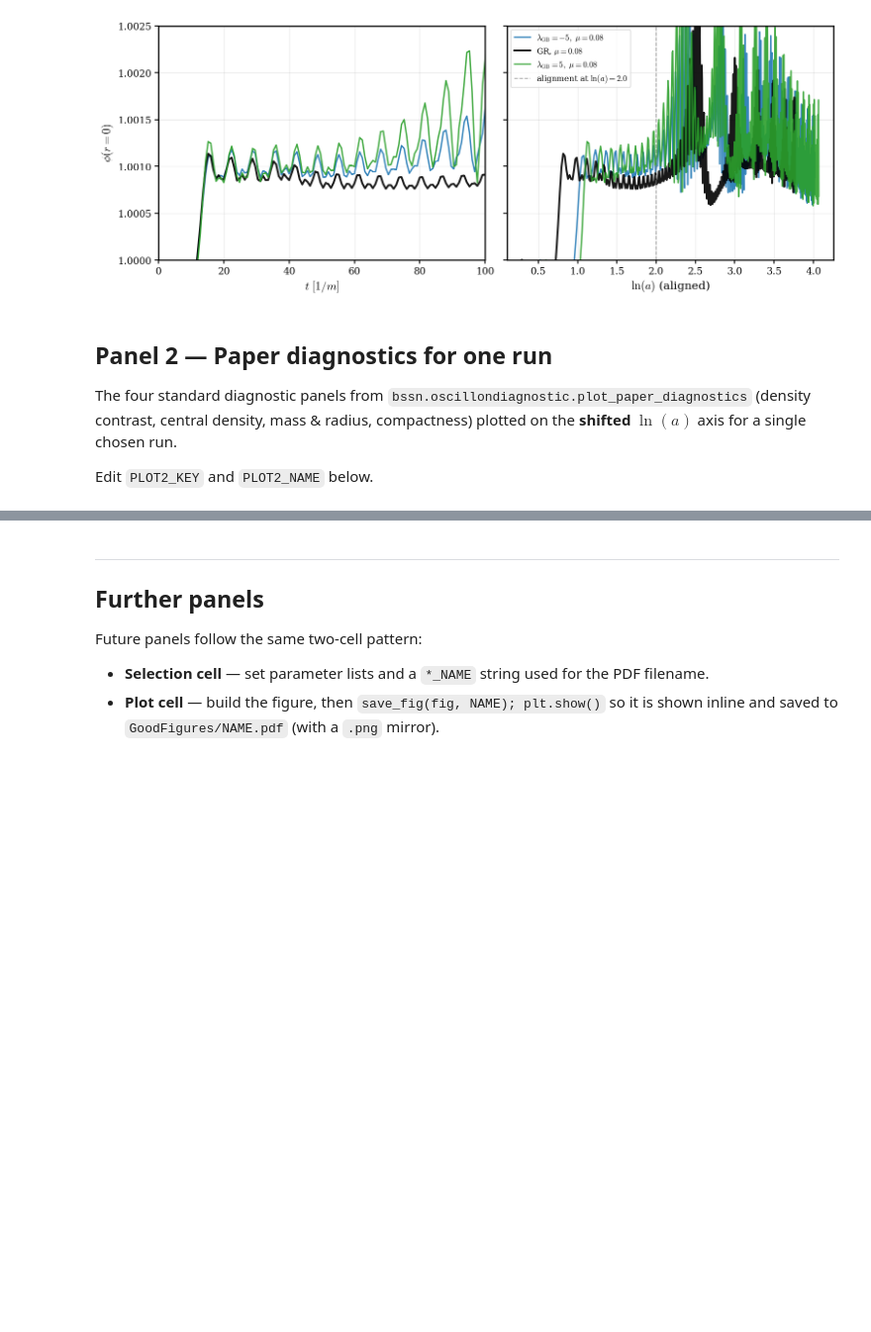
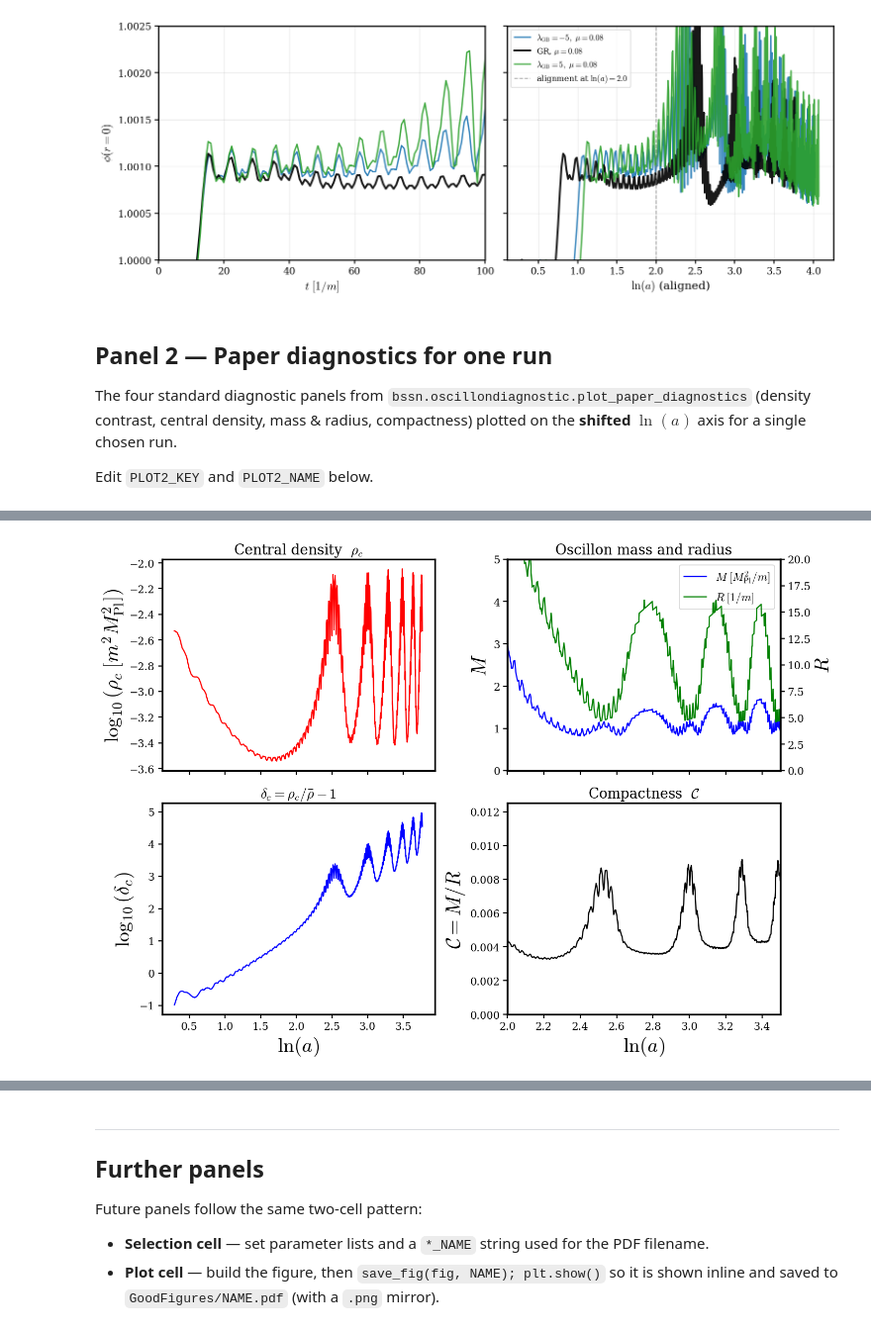
Before and after one commit to GRSerdar/0scillons, a Jupyter notebook: February26Oscillons/Feb26/RunningCode/DATA/FinalPlots.ipynb, the cells around one changed output, grey strips where cells are left out. Shown at 99% size. Saved outputs shown, nothing was run; the diff lists cells and outputs as text; code cells hidden in the pictures; blank space fills up the shorter version.

```diff
--- a/February26Oscillons/Feb26/RunningCode/DATA/FinalPlots.ipynb
+++ b/February26Oscillons/Feb26/RunningCode/DATA/FinalPlots.ipynb
@@ -44,26 +47,29 @@ FIG_DIR  = /vsc-hard-mounts/leuven-user/384/vsc38419/0scillons/February26Oscillo
 # %% [markdown]
 ## 1 — Publication style and figure-saving helper
 # %%
+from numpy._core.numeric import False_
+
+
 plt.rcParams.update({
     "font.family":      "serif",
     "mathtext.fontset": "cm",
     "figure.dpi":       120,
     "savefig.dpi":      300,
     "savefig.bbox":     "tight",
-    "axes.labelsize":   14,
-    "axes.titlesize":   14,
+    "axes.labelsize":   23,
+    "axes.titlesize":   16,
     "xtick.labelsize":  12,
     "ytick.labelsize":  12,
     "legend.fontsize":  11,
-    "lines.linewidth":  2.0,
-    "axes.linewidth":   1.6,
+    "lines.linewidth":  2.5,
+    "axes.linewidth":   2,
     "xtick.major.width": 1.3,
     "ytick.major.width": 1.3,
     "xtick.minor.width": 0.9,
     "ytick.minor.width": 0.9,
     "xtick.major.size":  5.0,
     "ytick.major.size":  5.0,
-    "axes.grid":        True,
+    "axes.grid":        False,
     "grid.alpha":       0.3,
 })
 
@@ -427,8 +468,8 @@ $\ln(a)$ axis for a single chosen run.
 Edit `PLOT2_KEY` and `PLOT2_NAME` below.
 # %%
 ### --- Panel 2 selection (edit me) ---
-# key format: (lgb, mu, beta, amp, width)
-PLOT2_KEY  = (0, 0.08, 0, -0.02, 3.0)
+# key format: (lgb, mu, beta, amp, width, g2)
+PLOT2_KEY  = (0, 0.08, 0, -0.02, 3.0, 0)
 PLOT2_NAME = "paper_diagnostics_GR_amp-0.02"
 
 if PLOT2_KEY not in all_runs:
@@ -458,0 +490,77 @@ plt.show()
+# %%
+run = all_runs[PLOT2_KEY]
+lgb_i, mu_i, beta_i, amp_i, width_i, g2_i = PLOT2_KEY
+
+osc_shifted = {**run["osc"], "ln_a": run["shifted_ln_a"]}
+
+# Custom 2x2 layout (re-arranged from plot_paper_diagnostics):
+#   [0,0] log10(rho_c)   [0,1] M and R   (column 1 starts at ln(a)=2)
+#   [1,0] log10(delta_c) [1,1] C         (column 1 starts at ln(a)=2)
+# Columns share x via sharex='col' so stacked panels have identical x ranges.
+x       = osc_shifted["ln_a"]
+delta_c = osc_shifted["delta_c"]
+rho_c   = osc_shifted["rho_c"]
+M_arr   = osc_shifted["M"]
+R_arr   = osc_shifted["R"]
+C_arr   = osc_shifted["C"]
+
+fig, axes = plt.subplots(2, 2, figsize=(12, 9), sharex="col")
+
+# [0,0] central density rho_c
+ax = axes[0, 0]
+pos_rho = rho_c > 0
+y_rho = np.full_like(rho_c, np.nan)
+y_rho[pos_rho] = np.log10(rho_c[pos_rho])
+ax.plot(x, y_rho, "r-", lw=1.4)
+ax.set_ylabel(r"$\log_{10}(\rho_c \; [m^2 M_{\rm Pl}^2])$")
+ax.set_title(r"Central density  $\rho_c$")
+#ax.grid(True, alpha=0.3)
+
+# [0,1] oscillon mass and radius (starts at ln(a)=2)
+ax_mr = axes[0, 1]
+ax_mr.plot(x, M_arr, "b-", lw=1.4, label=r"$M \; [M_{\rm Pl}^2/m]$")
+ax_mr_r = ax_mr.twinx()
+ax_mr_r.plot(x, R_arr, "g-", lw=1.4, label=r"$R \; [1/m]$")
+ax_mr.set_ylabel(r"$M$", color="black")
+ax_mr_r.set_ylabel(r"$R$", color="black")
+ax_mr_r.set_ylim(0,20)
+ax_mr.set_ylim(0,5)
+ax_mr.set_title("Oscillon mass and radius")
+lines1, labels1 = ax_mr.get_legend_handles_labels()
+lines2, labels2 = ax_mr_r.get_legend_handles_labels()
+ax_mr.legend(lines1 + lines2, labels1 + labels2, fontsize=13, loc="best")
+#ax_mr.grid(True, alpha=0.3)
+
+# [1,0] density contrast delta_c
+ax = axes[1, 0]
+pos = delta_c > 0
+y_d = np.full_like(delta_c, np.nan)
+y_d[pos] = np.log10(delta_c[pos])
+ax.plot(x, y_d, "b-", lw=1.4)
+ax.set_xlabel(r"$\ln(a)$")
+ax.set_ylabel(r"$\log_{10}(\delta_c)$")
+ax.set_title(r"$\delta_c = \rho_c / \bar\rho - 1$")
+#ax.grid(True, alpha=0.3)
+
+# [1,1] compactness C (starts at ln(a)=2)
+ax = axes[1, 1]
+ax.plot(x, C_arr, "k-", lw=1.4)
+ax.set_xlabel(r"$\ln(a)$")
+ax.set_ylabel(r"$\mathcal{C} = M/R$")
+ax.set_title(r"Compactness  $\mathcal{C}$")
+ax.set_ylim(0, 1.25e-2)
+#ax.grid(True, alpha=0.3)
+
+# x-axis limits per column (column 1 starts at ln(a)=2). sharex='col' propagates.
+axes[0, 1].set_xlim(2.0, 3.5)
+
+beta_s = "linear" if beta_i is None else rf"\beta={int(beta_i)}"
+"""
+fig.suptitle(
+    rf"$\lambda_{{\rm GB}}={lgb_i:g},\ \mu={mu_i},\ {beta_s},\ A={amp_i},\ R={width_i}$",
+    fontsize=13,)
+"""
+fig.tight_layout(rect=[0, 0, 1, 0.95])
+save_fig(fig, PLOT2_NAME)
+plt.show()
+# %% [output]
@@ -458,0 +568 @@ plt.show()
+[figure, added]
```
Also changed, not shown: parts of 16 cells of this notebook, 7 other files.
